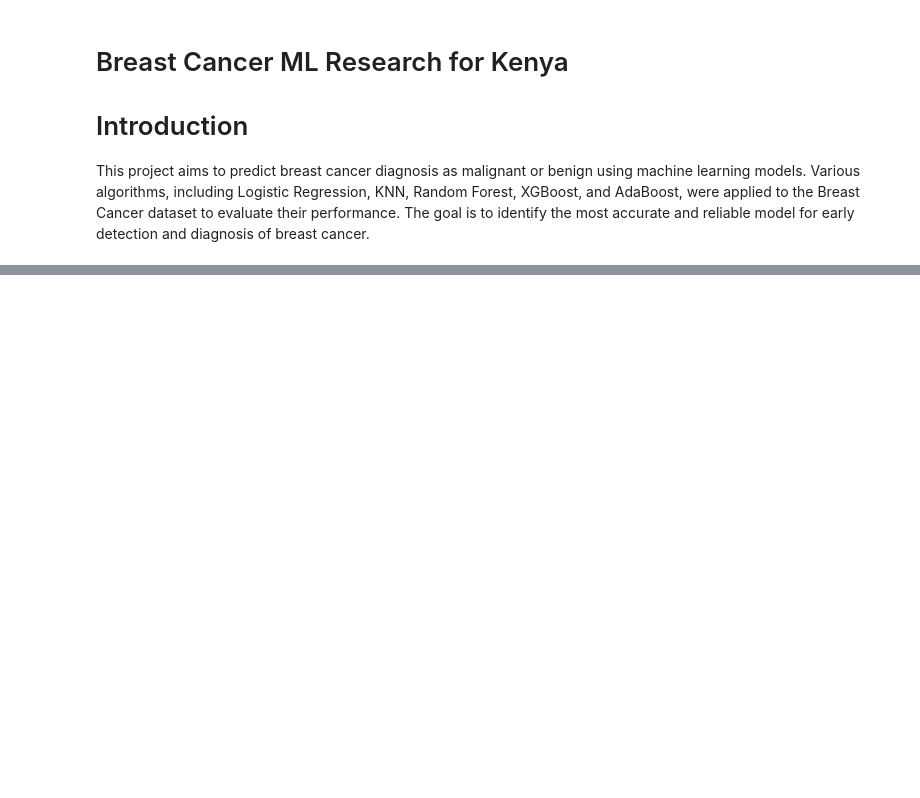
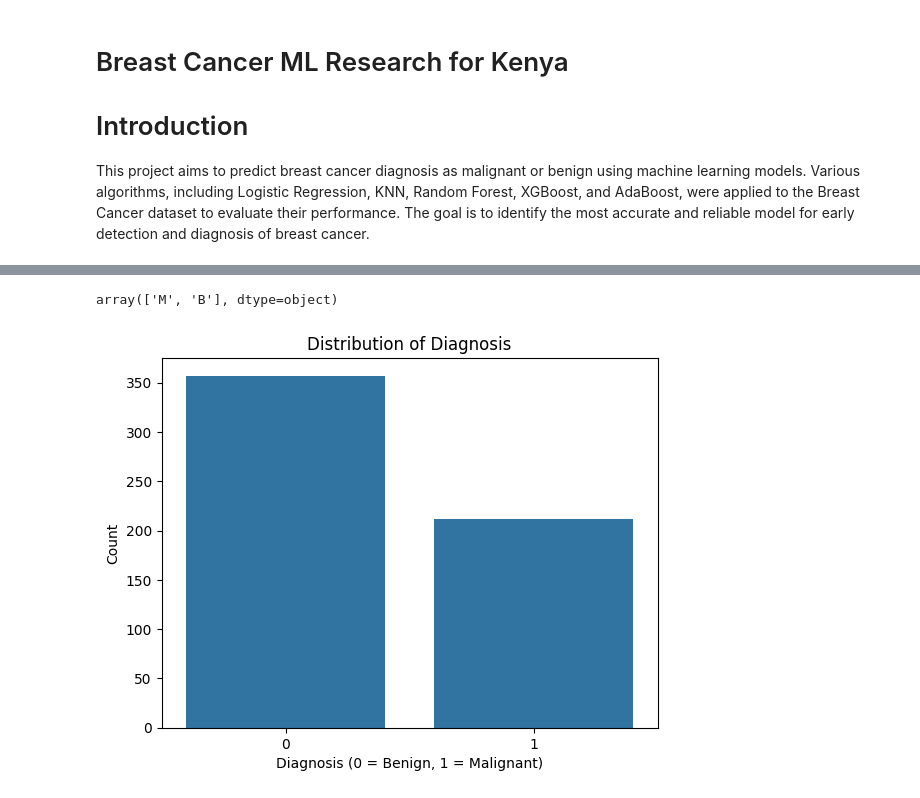
Before and after one commit to BrianRono7/kenya-breast-cancer-ml, a Jupyter notebook: main.ipynb, the cells around one changed output, grey strips where cells are left out. Drawn from its saved outputs; the diff is of its cells as text; code cells hidden in the pictures; blank space fills up the shorter version.

Commit message:
data cleaning and EDA.

```diff
--- a/main.ipynb
+++ b/main.ipynb
@@ -27,0 +124,3 @@ print(df.head())
+# %%
+#removing unnecessary columns
+df.drop(['id','Unnamed: 32'], axis=1, inplace=True)
@@ -27,0 +176,19 @@ print(df.head())
+# %%
+df['diagnosis'].unique() # unique values in diagnosis column
+# %% [output]
+array(['M', 'B'], dtype=object)
+# %%
+# converting categorical values to numerical values using lambda function
+# M=malignant , B=benign Convert diagnosis:M = 1, B = 0
+
+df['diagnosis']=df['diagnosis'].apply(lambda val: 1 if val=='M' else 0)
+# %%
+#Distribution of diagnosis column
+
+sns.countplot(x='diagnosis', data=df)
+plt.title('Distribution of Diagnosis')
+plt.xlabel('Diagnosis (0 = Benign, 1 = Malignant)')
+plt.ylabel('Count')
+plt.show()
+# %% [output]
+[figure, added]
```
Also changed, not shown: parts of 18 cells of this notebook.
